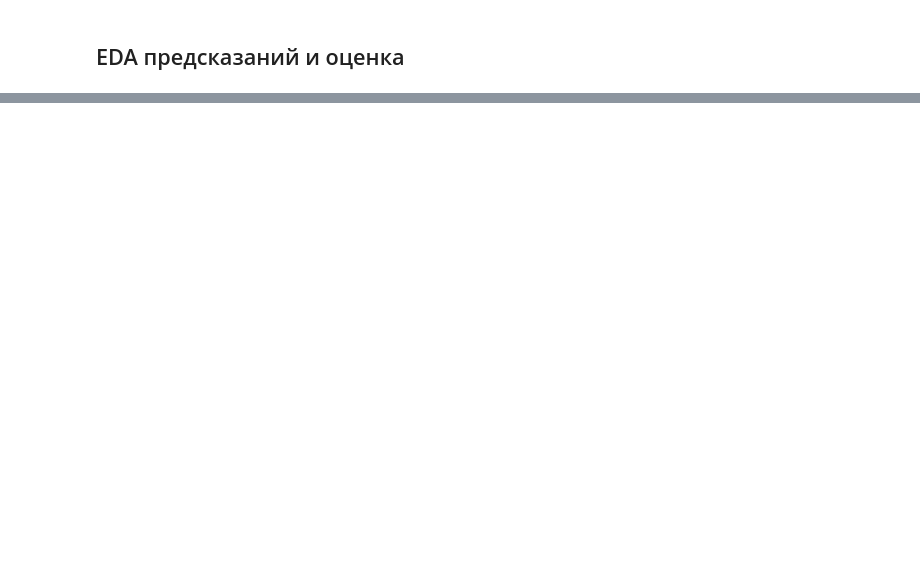
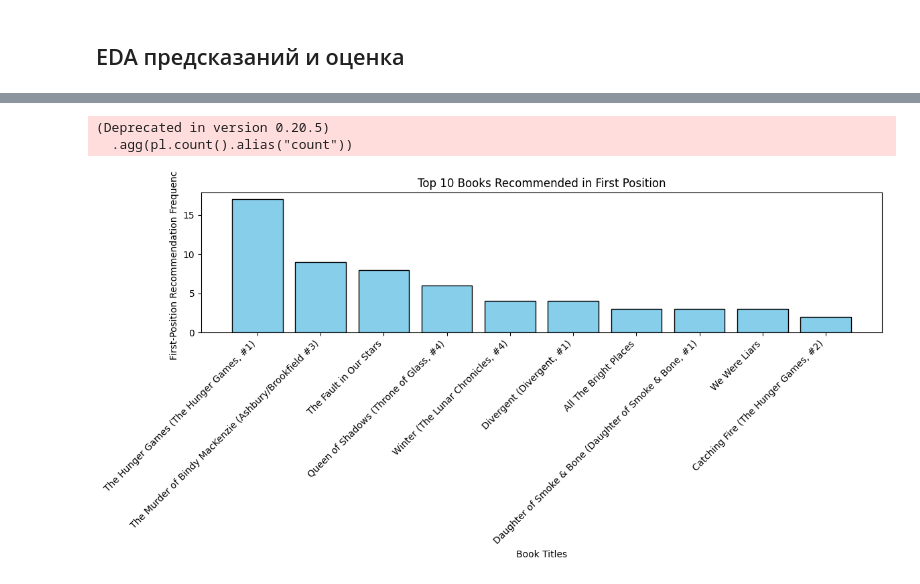
Before and after one commit to GlebIsrailevich/t_bank_sirius25, a Jupyter notebook: methods/catboost_pipeline.ipynb, the cells around one changed output, grey strips where cells are left out. Cells and saved outputs as stored; diff of their text form; code cells hidden in the pictures; blank space fills up the shorter version.

```diff
--- a/methods/catboost_pipeline.ipynb
+++ b/methods/catboost_pipeline.ipynb
@@ -731,12 +813,12 @@ filtered_df = test.filter(pl.col("user_id").is_in(np.array(user_ids[:100])))
 
 test_recommendations = pl.from_pandas(top10_recommendations)
 test_res = (
-            test.lazy()
+            filtered_df.lazy()
             .join(test_recommendations.lazy().select(['user_id','preds']), on='user_id', how="left")
             .collect()
         )
 
 
-catboost_ov = evaluate_extended(df=test_res, model_preds_col="preds")
+catboost_ov = evaluate_extended(df=test_res, model_preds_col="preds", train)
 
 catboost_ov
@@ -785,35 +908,39 @@ plt.show()
 # %%
 # Extract first-position recommendation directly in Polars
 first_position_recs = test_res.select(
-    pl.col("item_knn_cosine_recs").list.get(0).alias("item_id")
+    pl.col("preds").list.get(0).alias("item_id")
 )
 
 # Count frequency
 freq_df = (
     first_position_recs.group_by("item_id")
     .agg(pl.count().alias("count"))
     .sort("count", descending=True)
 )
 
 # Join with books metadata
 top_10_df = (
     freq_df.head(10)
     .join(books.select(["item_id", "title"]), on="item_id", how="left")
     .with_columns(pl.col("title").fill_null("Unknown Title"))
 )
 
 # Prepare data for plotting
 titles = top_10_df["title"].to_list()
 counts = top_10_df["count"].to_list()
 
 # Plot
 import matplotlib.pyplot as plt
 
 plt.figure(figsize=(12, 6))
 plt.bar(titles, counts, color="skyblue", edgecolor="black")
 plt.xlabel("Book Titles")
 plt.ylabel("First-Position Recommendation Frequency")
 plt.title("Top 10 Books Recommended in First Position")
 plt.xticks(rotation=45, ha="right")
 plt.tight_layout()
 plt.show()
+# %% [output]
+(Deprecated in version 0.20.5)
+  .agg(pl.count().alias("count"))
+[figure, added]
```
Also changed, not shown: parts of 19 cells of this notebook, 10 other files.
